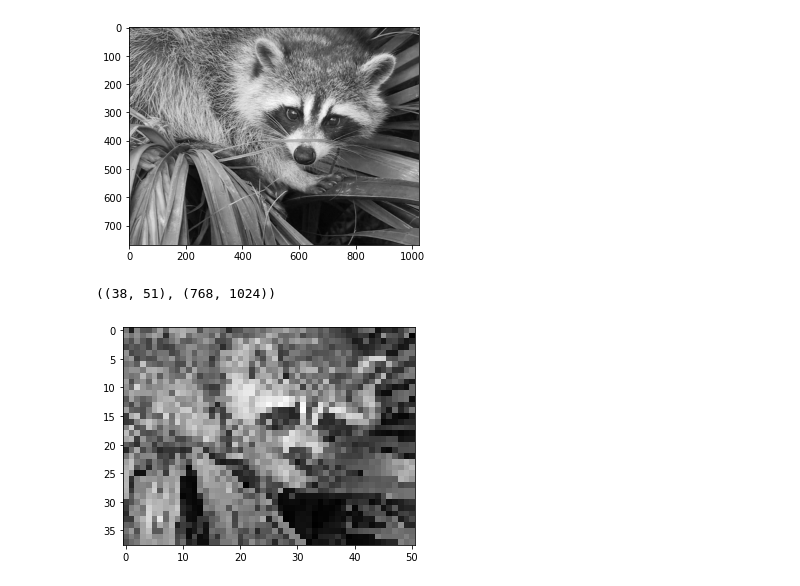
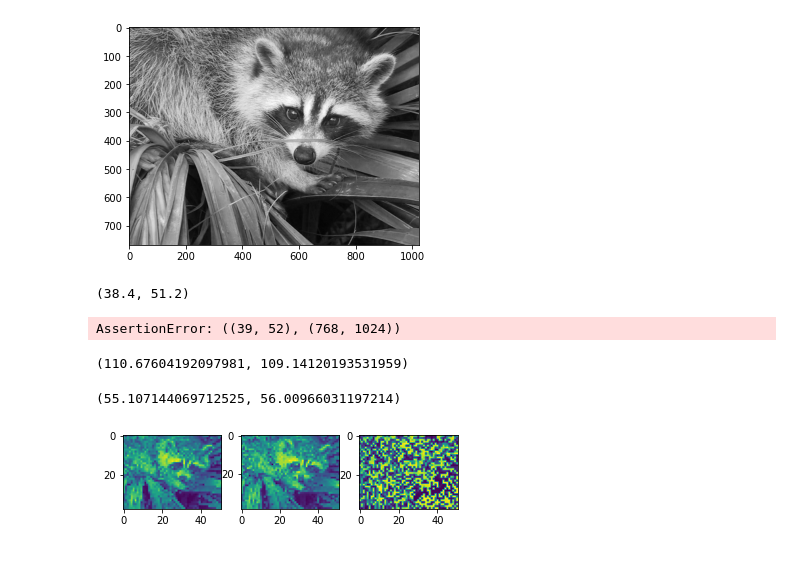
Before and after one commit to brainglobe/slicereg, a Jupyter notebook: notebooks/downample_image.ipynb, the cells around one changed output. Cells and saved outputs as stored; diff of their text form; code cells hidden in the pictures.

```diff
--- a/notebooks/downample_image.ipynb
+++ b/notebooks/downample_image.ipynb
@@ -12,13 +12,35 @@ im.shape
 # %% [output]
 (768, 1024)
 [figure]
+# %%
+768 / 20,  1024 / 20
+# %% [output]
+(38.4, 51.2)
 # %%
 scale = 0.05
-im10 = ndimage.zoom(im, scale, order=1)
+# im10 = ndimage.zoom(im, scale, order=1)
+im10 = im[::int(1/scale), ::int(1/scale)]
 imshow(im10);
 assert im10.shape[0] == np.round(im.shape[0] * scale), f"{(im10.shape, im.shape)}"
 assert im10.shape[1] == np.round(im.shape[1] * scale), f"{(im10.shape, im.shape)}"
 (im10.shape, im.shape)
 # %% [output]
-((38, 51), (768, 1024))
+AssertionError: ((39, 52), (768, 1024))
-[figure, removed]
+# %%
+im.mean(), ndimage.zoom(im, 0.1, order=3).mean()
+# %% [output]
+(110.67604192097981, 109.14120193531959)
+# %%
+im.std(), ndimage.zoom(im, 0.1, order=3).std()
+# %% [output]
+(55.107144069712525, 56.00966031197214)
+# %%
+scale = 0.05
+fig, (ax1, ax2, ax3) = plt.subplots(ncols=3)
+im1 = ndimage.zoom(im, scale, order=1)
+im2 = im[::int(1/scale), ::int(1/scale)]
+ax1.imshow(im1);
+ax2.imshow(im2);
+ax3.imshow(im2[1:, 1:] - im1);
+# %% [output]
+[figure, added]
```
